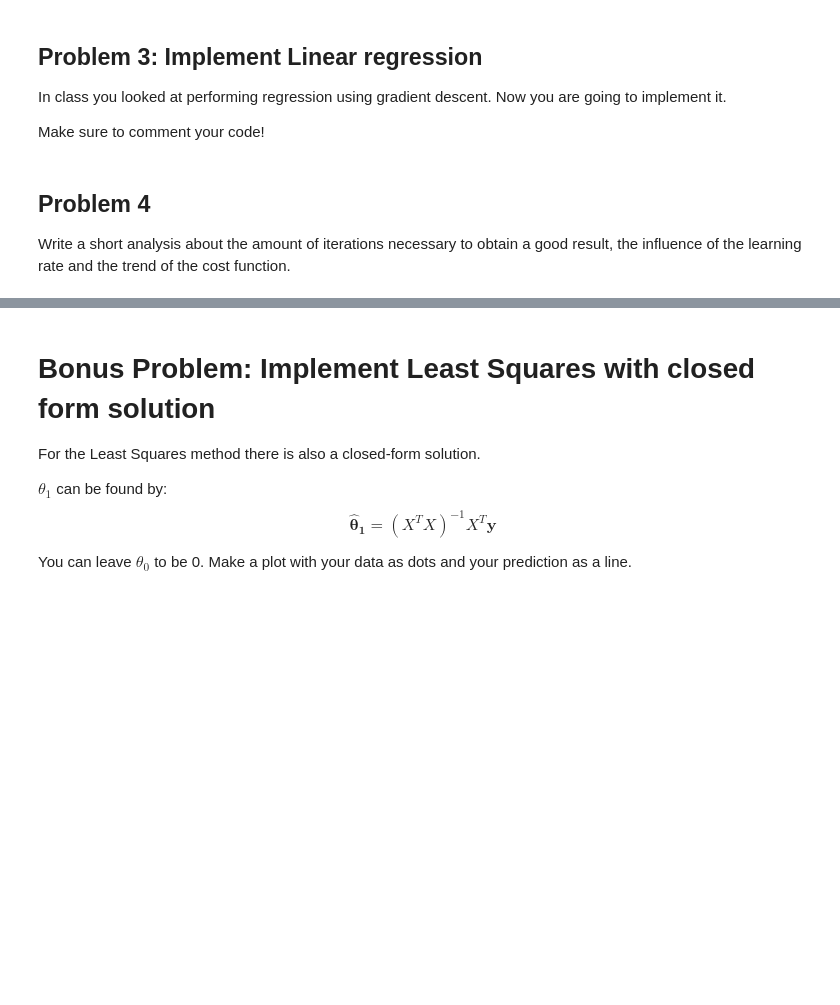
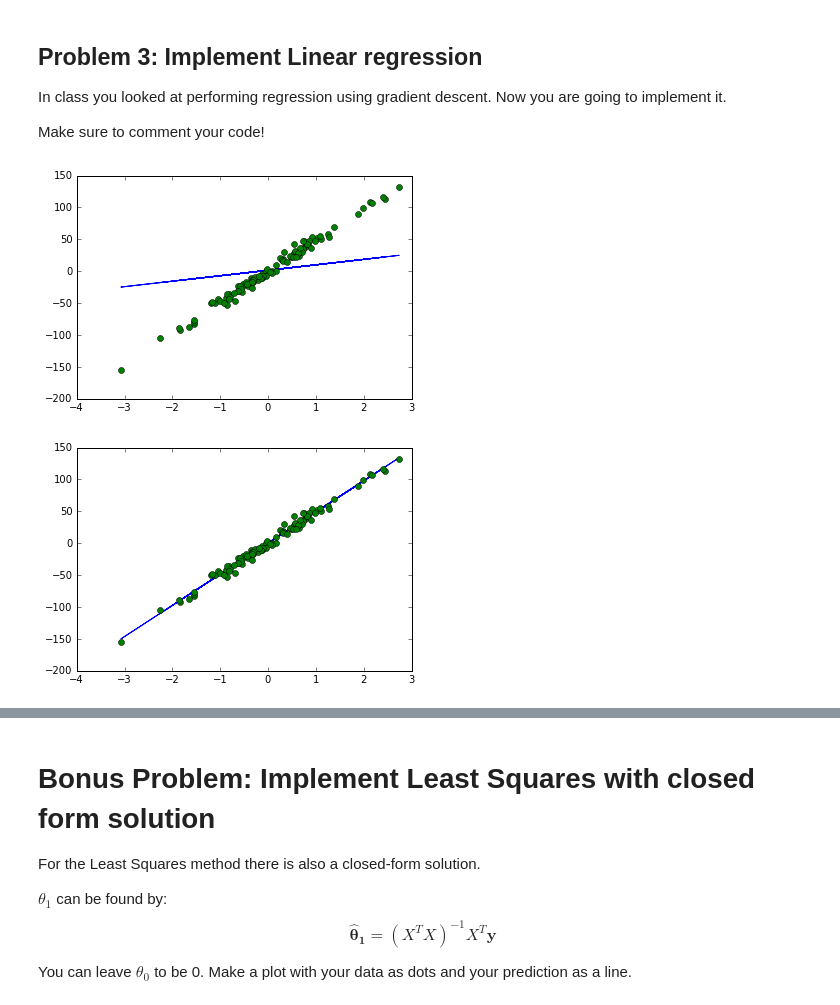
Before and after one commit to samcoxon/Machine-Learning, a Jupyter notebook: Lab Assignments/1-assignment.ipynb, the cells around one changed output, grey strips where cells are left out. Drawn from its saved outputs; the diff is of its cells as text; code cells hidden in the pictures; blank space fills up the shorter version.

```diff
--- a/Lab Assignments/1-assignment.ipynb
+++ b/Lab Assignments/1-assignment.ipynb
@@ -89,28 +140,59 @@ def cost_function(x_predict,y):
+# %%
+#Use the output of that function to compute the cost function J:
+def cost_function(x_predict,y):
+#     1/2m
+    coeff = 1/(2.0 * float(size(x_predict)))
+#     Subtract element-wise y-values from the prediction function, square those values and sum the total
+#       to get the cost, divide by the number of elements to get the approx mean-squared average error
+    return coeff * np.sum(np.square(np.subtract(x_predict, y)))
 # %%
 #Create a function that returns the gradient values, given h (x_predict), y and x:
-def compute_gradient(x_predict,y, x):
+def compute_gradient(x_predict,y , x):
+#     1/m
+    coeff = 1/float(size(x_predict))
+#     new theta0 gradient value
+    grad0 = coeff * np.sum(np.subtract(x_predict, y))
+#     new theta1 gradient value
+    grad1 = coeff * np.sum(np.multiply(np.subtract(x_predict, y), x))
+    return grad0,grad1
 # %%
 #These are some default parameters, see how playing with them affects the behavior
-alpha = 0.1
+alpha = .1
 theta0 = 0
-theta1 = 1
+theta1 = 1.0
 x = x1
 y = y1
 iterations = 10
 #Fill in the stopcondition yourself
-stopcondition =
+stopcondition = 5
 
 i = 0
 cost = 10
+costvalues = []
 #Try to save the output of the cost function at each iteration and plot it at the end
 while (i < iterations) and (cost > stopcondition):
-    i = i +1
-    #Put everything together here
+    i = i + 1
+    x_predict = np.transpose(prediction_function(x, theta0, theta1))
+    cost = cost_function(x_predict, y)
+    costvalues.append(cost)
+    grad0,grad1 = compute_gradient(x_predict, y, x)
+    theta0 = theta0 - alpha * grad0
+    theta1 = theta1 - alpha * grad1
 
 plt.plot(x,prediction_function(x,theta0,theta1))
 plt.plot(x,y,'o')
 plt.show()
+
+################
+from sklearn.linear_model import LinearRegression
+
+regr2 = LinearRegression()
+regr2.fit(x1,y1)
+
+#Plot the resulting line
+plt.plot(x1,regr2.predict(x1))
+plt.plot(x1,y1,'o')
+plt.show()
+# %% [output]
+[figure, added]
+[figure, added]
-# %% [markdown]
-## Problem 4
-
-Write a short analysis about the amount of iterations necessary to obtain a good result, the influence of the learning rate and the trend of the cost function.
```
Also changed, not shown: parts of 10 cells of this notebook.
